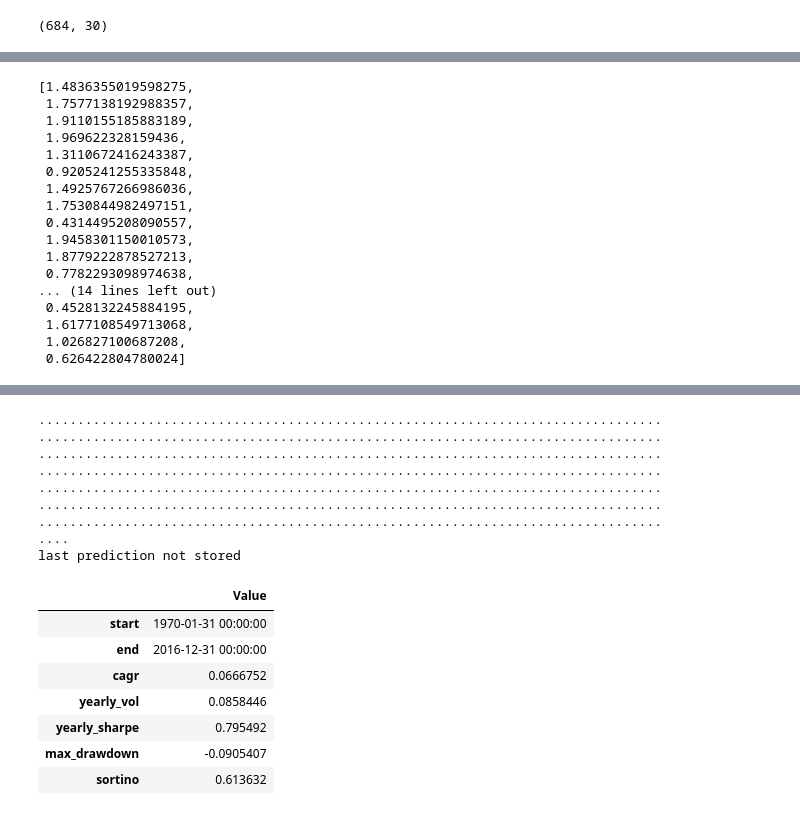
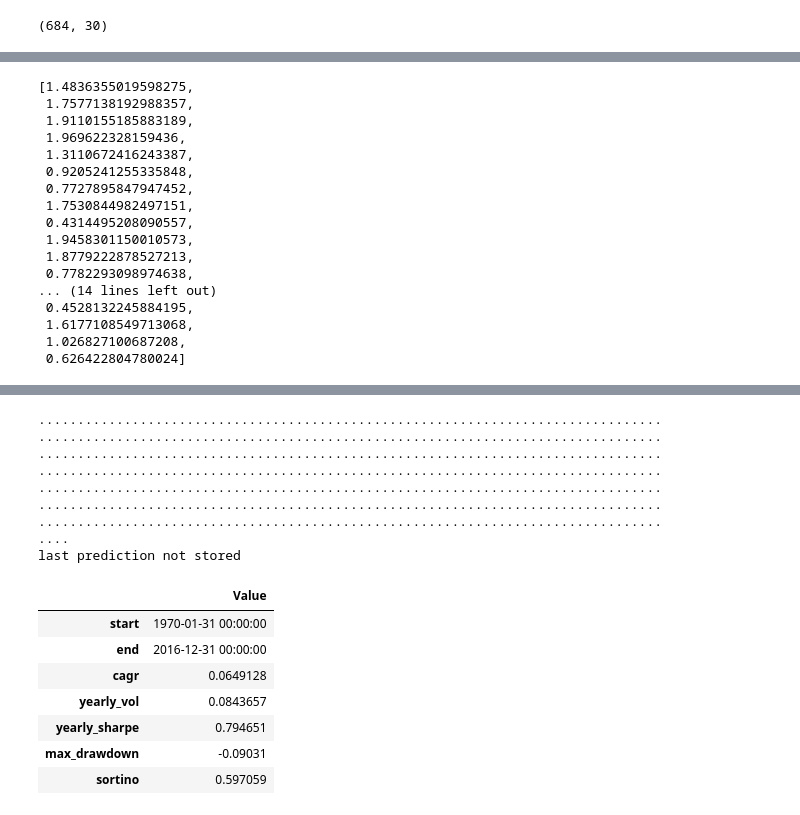
Before and after one commit to druce/Machine-learning-for-financial-market-prediction, a Jupyter notebook: Replicate Paper by Rapach, Strauss, Tu, Zhou.ipynb, the cells around one changed output, grey strips where cells are left out. Saved outputs shown, nothing was run; the diff lists cells and outputs as text; code cells hidden in the pictures.

```diff
--- a/Replicate Paper by Rapach, Strauss, Tu, Zhou.ipynb
+++ b/Replicate Paper by Rapach, Strauss, Tu, Zhou.ipynb
@@ -209,10 +233,9 @@ pd.DataFrame((desc.loc['std']*np.sqrt(12))[:30].round(2))
 # skip last row to better match published r-squared
 # looks like they forecast actuals 1960-2016 using 1959m12 to 2016m11
 # not exact matches to Table 2 R-squared but almost within rounding error
-X = data.values[:-1,:30]
-Y = data.values[:-1,-30:]
+X = data.values[:-1,:npredictors]
+Y = data.values[:-1,-nresponses:]
 nrows = X.shape[0]
-coef_dict = {}
 X.shape
 # %% [output]
 (684, 30)
@@ -363,10 +397,11 @@ Mean R-squared: 0.0386
 # %%
-def fit_predict(X, Y, model, coef_dict):
+def fit_predict(X, Y, model, coef_dict=None):
     """for backtest, fit Ys v. X using n-1 rows
     predict Ys on X using nth row
     return a prediction for month n+1 using X for final month"""
 
-    global industries
+    global responses
+    global response_reverse_dict
 
     # keep last row to predict against
     X_predict = X[-1]
@@ -375,26 +410,30 @@ def fit_predict(X, Y, model, coef_dict):
     X_fit = X[:-1]
     Y_fit = Y[:-1]
 
+    # if no coef_dict select predictors into coef_dict
+    if coef_dict is None:
+        coef_dict = subset_selection(X_fit, Y_fit, LassoLarsIC(criterion='aic'))
+
     predictions = []
-    for ind in industries:
-        if not coef_dict[ind]:
+    for response in responses:
+        if not coef_dict[response]:
             predictions.append(0.0)
             continue
-        # column indexes to fit against each other
-        indcols = [ind_reverse_dict[indstr] for indstr in coef_dict[ind]]
-        responsecol = ind_reverse_dict[ind]
-        model.fit(X_fit[:, indcols], Y_fit[:,responsecol])
-        y_pred = model.predict(X_predict[:,indcols])
+        # column predexes to fit against each other
+        predcols = [predictor_reverse_dict[predstr] for predstr in coef_dict[response]]
+        responsecol = response_reverse_dict[response]
+        model.fit(X_fit[:, predcols], Y_fit[:,responsecol])
+        y_pred = model.predict(X_predict[:,predcols])
         predictions.append(y_pred[0])
 
     return predictions
 
 #    return np.argsort(predictions)
 
-X = data.values[:,:30]
-Y = data.values[:, -30:]
+X = data.values[:,:npredictors]
+Y = data.values[:, -nresponses:]
 model = LinearRegression()
-predictions = fit_predict(X, Y, model, coef_dict_paper)
+predictions = fit_predict(X, Y, model, coef_dict)
 predictions
 # %% [output]
 [1.4836355019598275,
@@ -403,7 +442,7 @@ predictions
  1.969622328159436,
  1.3110672416243387,
  0.9205241255335848,
- 1.4925767266986036,
+ 0.7727895847947452,
  1.7530844982497151,
  0.4314495208090557,
  1.9458301150010573,
@@ -441,16 +480,16 @@ Name: 197001, dtype: float64
 # predict all months starting STARTMONTH
 # initialize predictions matrix P
 
-def run_backtest(X, Y, estimator, coef_dict, startmonth=0):
+def run_backtest(X, Y, model, coef_dict=None, startmonth=0):
     global P
     global R
 
-    P = np.zeros_like(X)
+    P = np.zeros_like(Y)
     count = 0
     for month_index in range(startmonth, X.shape[0]+1):
         predictions = fit_predict(X[:month_index, :],
                                   Y[:month_index],
-                                  estimator,
+                                  model,
                                   coef_dict)
         try:
             P[month_index]= predictions
@@ -506,25 +545,25 @@ def run_backtest(X, Y, estimator, coef_dict, startmonth=0):
     return retframe
 # %%
 model = LinearRegression()
-run_backtest(X, Y, model, coef_dict_paper, startmonth=STARTMONTH)
+run_backtest(X, Y, model, coef_dict, startmonth=STARTMONTH)
 # %% [output]
 ................................................................................
 ................................................................................
 ................................................................................
 ................................................................................
 ................................................................................
 ................................................................................
 ................................................................................
 ....
 last prediction not stored
 |  | Value |
 | start | 1970-01-31 00:00:00 |
 | end | 2016-12-31 00:00:00 |
-| cagr | 0.0666752 |
-| yearly_vol | 0.0858446 |
-| yearly_sharpe | 0.795492 |
-| max_drawdown | -0.0905407 |
-| sortino | 0.613632 |
+| cagr | 0.0649128 |
+| yearly_vol | 0.0843657 |
+| yearly_sharpe | 0.794651 |
+| max_drawdown | -0.09031 |
+| sortino | 0.597059 |
 # %%
 # double check results
 #model = LinearRegression()
```
Also changed, not shown: parts of 9 cells of this notebook, 1 other file.
